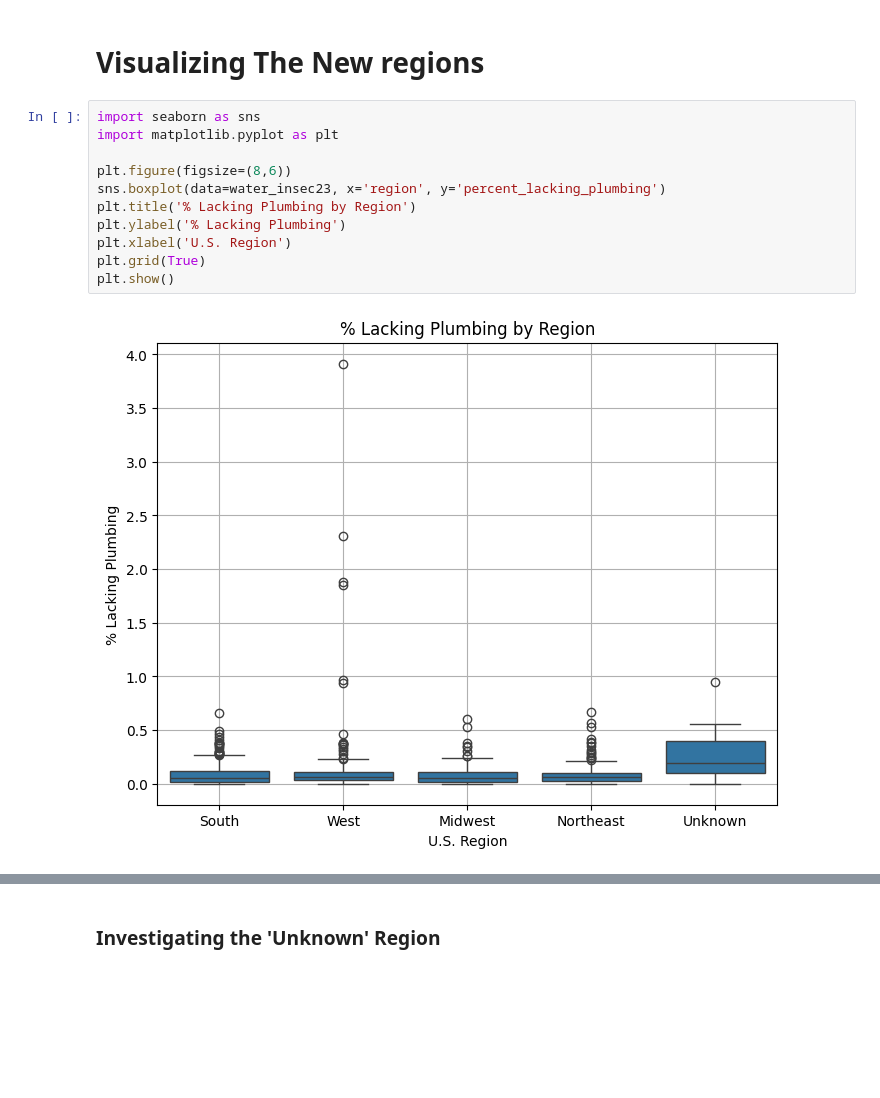
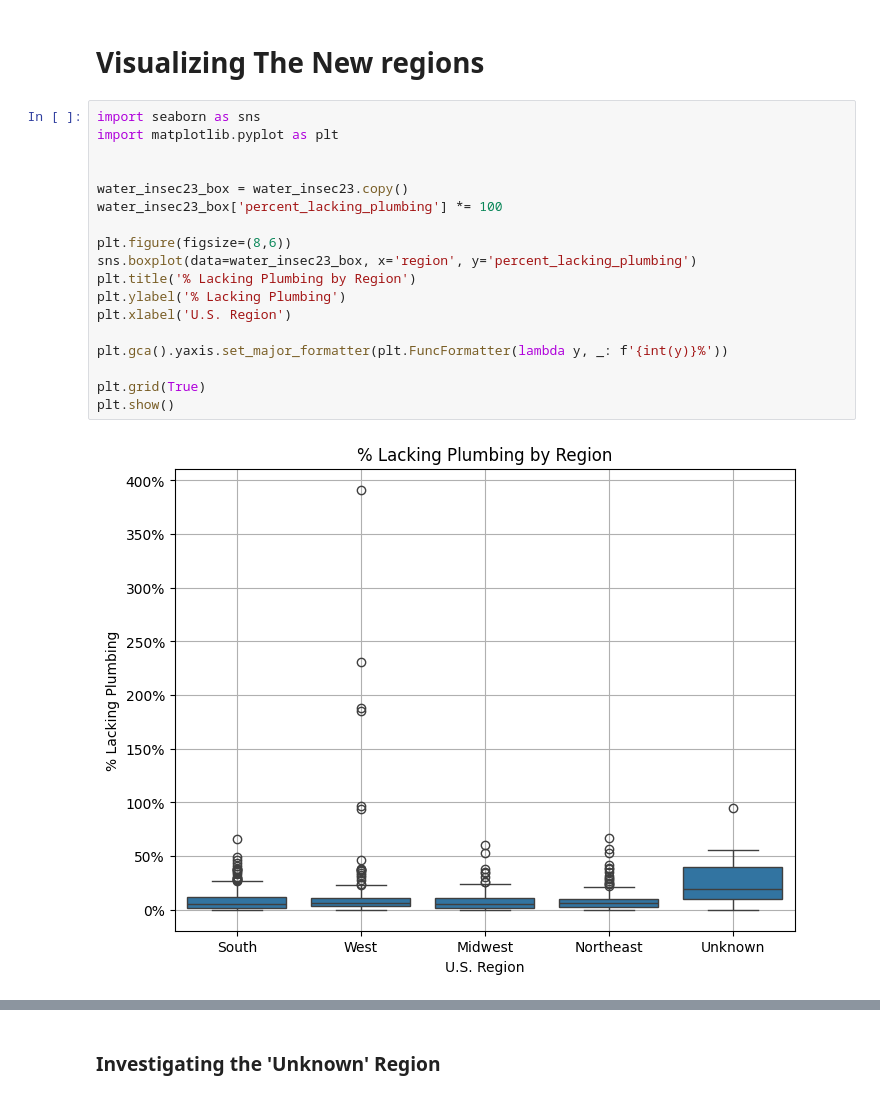
Before and after one commit to MoeinTA/Water-Insecurity, a Jupyter notebook: Water_Insecurity.ipynb, the cells around one changed output, grey strips where cells are left out. Saved outputs shown, nothing was run; the diff lists cells and outputs as text; blank space fills up the shorter version.

```diff
--- a/Water_Insecurity.ipynb
+++ b/Water_Insecurity.ipynb
@@ -238,16 +246,23 @@ West                          0.17   0.07  537794.10  217881.5
 # %%
 import seaborn as sns
 import matplotlib.pyplot as plt
 
+
+water_insec23_box = water_insec23.copy()
+water_insec23_box['percent_lacking_plumbing'] *= 100
+
 plt.figure(figsize=(8,6))
-sns.boxplot(data=water_insec23, x='region', y='percent_lacking_plumbing')
+sns.boxplot(data=water_insec23_box, x='region', y='percent_lacking_plumbing')
 plt.title('% Lacking Plumbing by Region')
 plt.ylabel('% Lacking Plumbing')
 plt.xlabel('U.S. Region')
+
+plt.gca().yaxis.set_major_formatter(plt.FuncFormatter(lambda y, _: f'{int(y)}%'))
+
 plt.grid(True)
 plt.show()
 # %% [output]
-[figure, old version]
+[figure, new version]
 # %%
 import statsmodels.formula.api as smf
 import numpy as np
```
Also changed, not shown: parts of 6 cells of this notebook.
